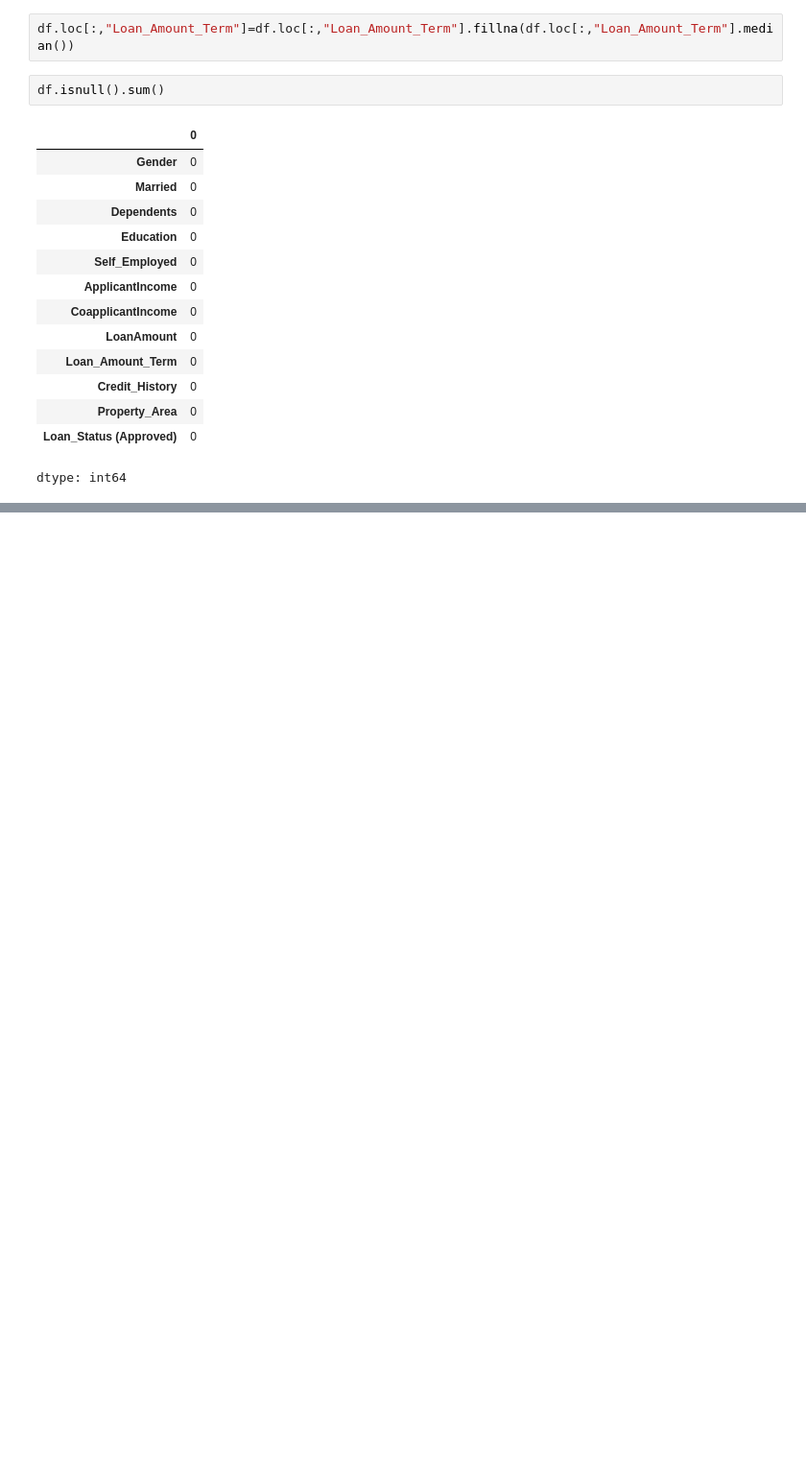
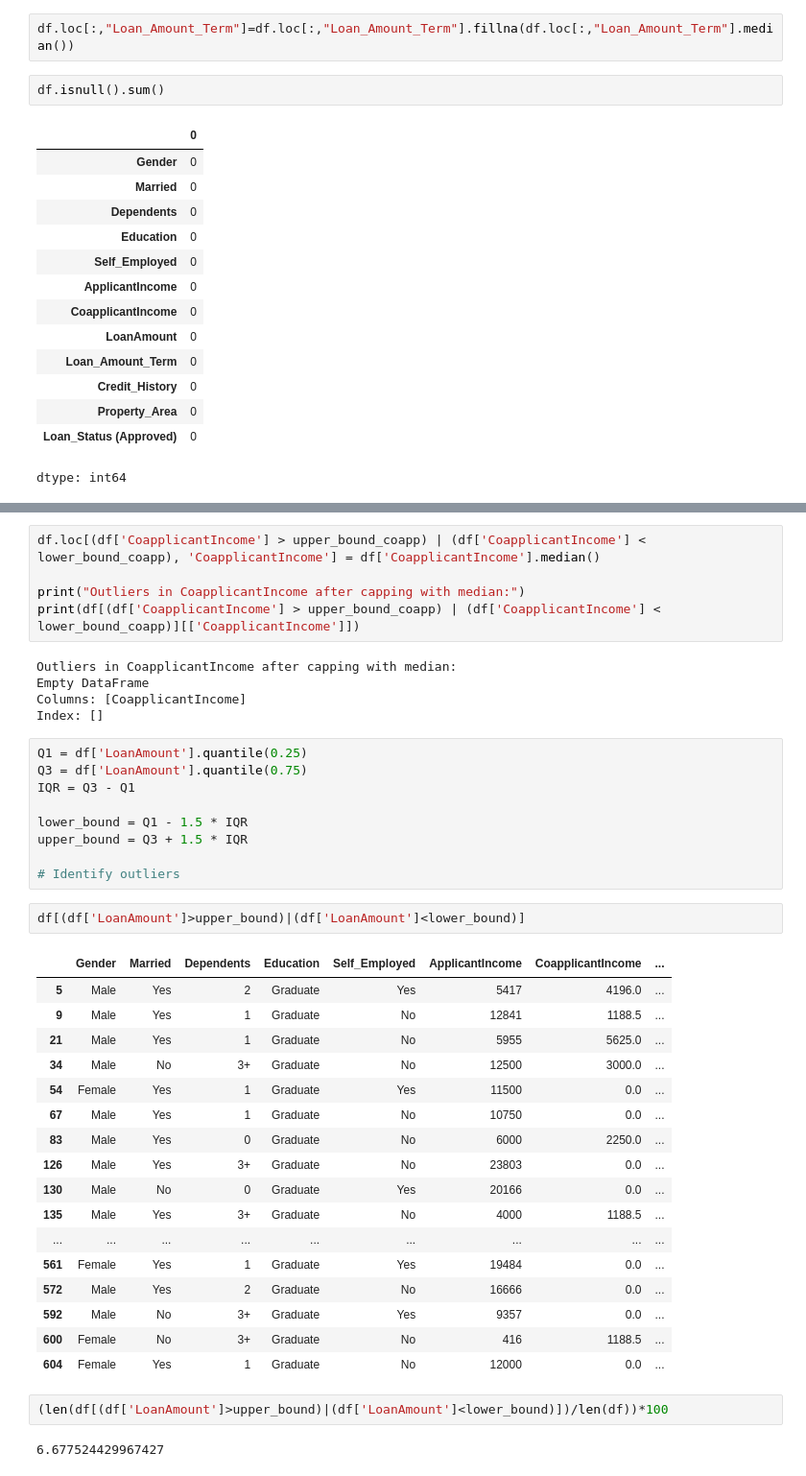
Before and after one commit to Kif30/loan-Approval-model, a Jupyter notebook: loan_approval.ipynb, the cells around one changed output, grey strips where cells are left out. Shown at 96% size. Saved outputs shown, nothing was run; the diff lists cells and outputs as text; blank space fills up the shorter version.

```diff
--- a/loan_approval.ipynb
+++ b/loan_approval.ipynb
@@ -222,0 +290,43 @@ dtype: int64
+# %%
+df.loc[(df['CoapplicantIncome'] > upper_bound_coapp) | (df['CoapplicantIncome'] < lower_bound_coapp), 'CoapplicantIncome'] = df['CoapplicantIncome'].median()
+
+print("Outliers in CoapplicantIncome after capping with median:")
+print(df[(df['CoapplicantIncome'] > upper_bound_coapp) | (df['CoapplicantIncome'] < lower_bound_coapp)][['CoapplicantIncome']])
+# %% [output]
+Outliers in CoapplicantIncome after capping with median:
+Empty DataFrame
+Columns: [CoapplicantIncome]
+Index: []
+# %%
+Q1 = df['LoanAmount'].quantile(0.25)
+Q3 = df['LoanAmount'].quantile(0.75)
+IQR = Q3 - Q1
+
+lower_bound = Q1 - 1.5 * IQR
+upper_bound = Q3 + 1.5 * IQR
+
+# Identify outliers
+# %%
+df[(df['LoanAmount']>upper_bound)|(df['LoanAmount']<lower_bound)]
+# %% [output]
+|  | Gender | Married | Dependents | Education | Self_Employed | ApplicantIncome | CoapplicantIncome | ... |
+| 5 | Male | Yes | 2 | Graduate | Yes | 5417 | 4196.0 | ... |
+| 9 | Male | Yes | 1 | Graduate | No | 12841 | 1188.5 | ... |
+| 21 | Male | Yes | 1 | Graduate | No | 5955 | 5625.0 | ... |
+| 34 | Male | No | 3+ | Graduate | No | 12500 | 3000.0 | ... |
+| 54 | Female | Yes | 1 | Graduate | Yes | 11500 | 0.0 | ... |
+| 67 | Male | Yes | 1 | Graduate | No | 10750 | 0.0 | ... |
+| 83 | Male | Yes | 0 | Graduate | No | 6000 | 2250.0 | ... |
+| 126 | Male | Yes | 3+ | Graduate | No | 23803 | 0.0 | ... |
+| 130 | Male | No | 0 | Graduate | Yes | 20166 | 0.0 | ... |
+| 135 | Male | Yes | 3+ | Graduate | No | 4000 | 1188.5 | ... |
+| ... | ... | ... | ... | ... | ... | ... | ... | ... |
+| 561 | Female | Yes | 1 | Graduate | Yes | 19484 | 0.0 | ... |
+| 572 | Male | Yes | 2 | Graduate | No | 16666 | 0.0 | ... |
+| 592 | Male | No | 3+ | Graduate | Yes | 9357 | 0.0 | ... |
+| 600 | Female | No | 3+ | Graduate | No | 416 | 1188.5 | ... |
+| 604 | Female | Yes | 1 | Graduate | No | 12000 | 0.0 | ... |
+# %%
+(len(df[(df['LoanAmount']>upper_bound)|(df['LoanAmount']<lower_bound)])/len(df))*100
+# %% [output]
+6.677524429967427
```
Also changed, not shown: parts of 13 cells of this notebook.
